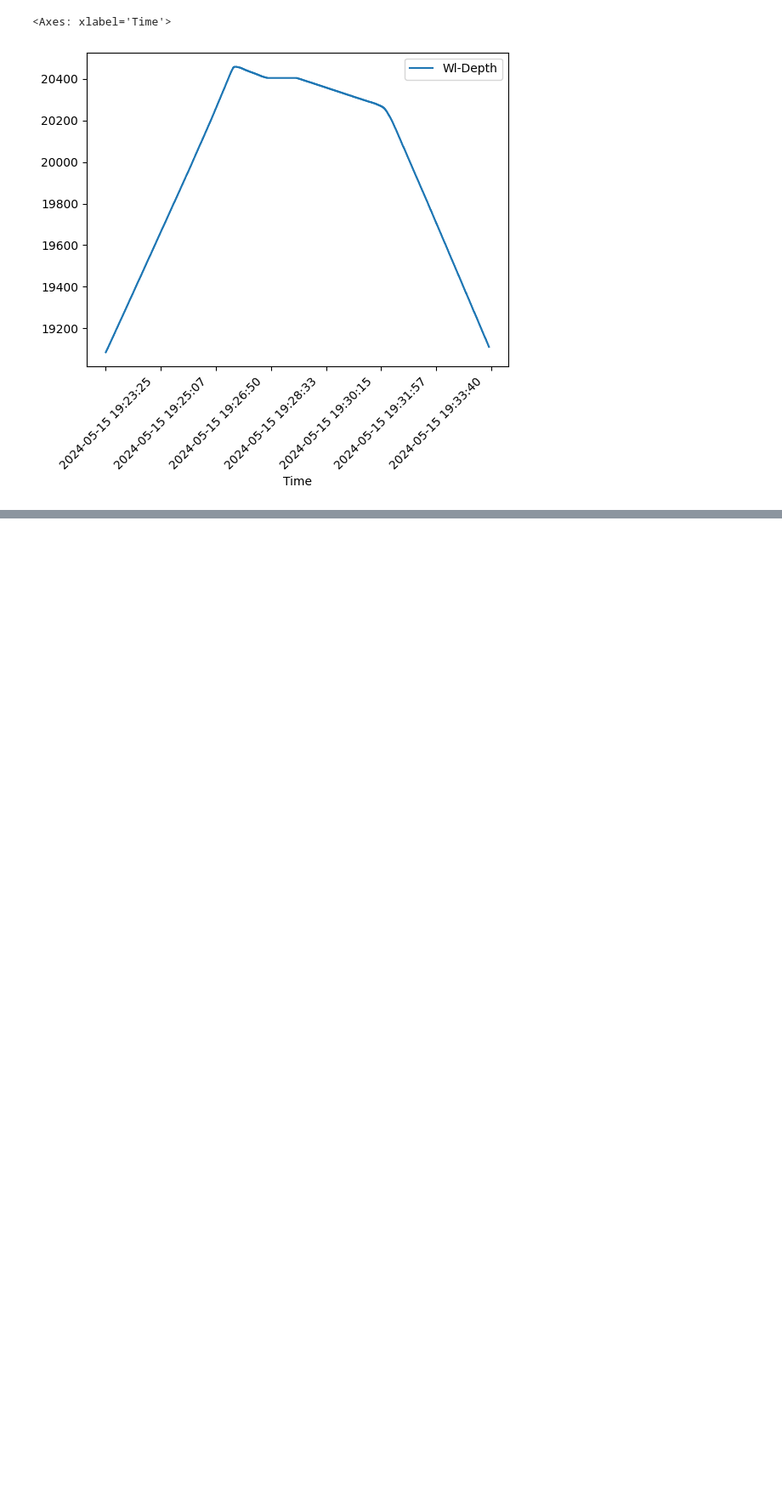
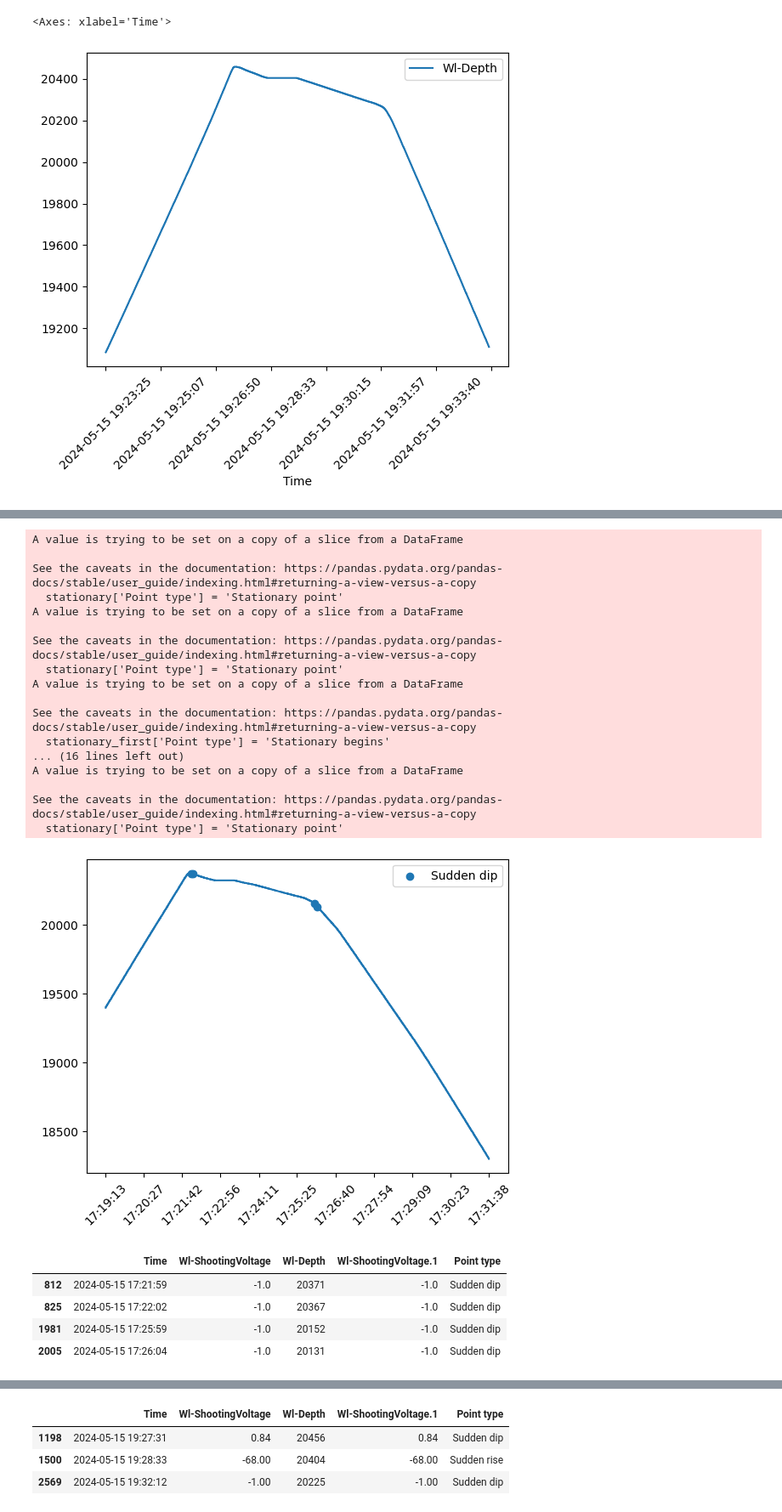
Before and after one commit to Ukepox/peaks-time-series, a Jupyter notebook: peaks.ipynb, the cells around one changed output, grey strips where cells are left out. Shown: that part at 85% size. Saved outputs shown, nothing was run; the diff lists cells and outputs as text; code cells hidden in the pictures; blank space fills up the shorter version.

```diff
--- a/peaks.ipynb
+++ b/peaks.ipynb
@@ -194,0 +262,28 @@ See the caveats in the documentation: https://pandas.pydata.org/pandas-docs/stab
+# %%
+#Getting the peaks from the other datasets
+display(get_peaks('data/dataset2.txt'))
+display(get_peaks('data/dataset3.txt'))
+# %% [output]
+A value is trying to be set on a copy of a slice from a DataFrame
+
+See the caveats in the documentation: https://pandas.pydata.org/pandas-docs/stable/user_guide/indexing.html#returning-a-view-versus-a-copy
+  stationary['Point type'] = 'Stationary point'
+A value is trying to be set on a copy of a slice from a DataFrame
+
+See the caveats in the documentation: https://pandas.pydata.org/pandas-docs/stable/user_guide/indexing.html#returning-a-view-versus-a-copy
+  stationary['Point type'] = 'Stationary point'
+A value is trying to be set on a copy of a slice from a DataFrame
+
+See the caveats in the documentation: https://pandas.pydata.org/pandas-docs/stable/user_guide/indexing.html#returning-a-view-versus-a-copy
+  stationary_first['Point type'] = 'Stationary begins'
+... (16 lines left out)
+A value is trying to be set on a copy of a slice from a DataFrame
+
+See the caveats in the documentation: https://pandas.pydata.org/pandas-docs/stable/user_guide/indexing.html#returning-a-view-versus-a-copy
+  stationary['Point type'] = 'Stationary point'
+[figure, added]
+|  | Time | Wl-ShootingVoltage | Wl-Depth | Wl-ShootingVoltage.1 | Point type |
+| 812 | 2024-05-15 17:21:59 | -1.0 | 20371 | -1.0 | Sudden dip |
+| 825 | 2024-05-15 17:22:02 | -1.0 | 20367 | -1.0 | Sudden dip |
+| 1981 | 2024-05-15 17:25:59 | -1.0 | 20152 | -1.0 | Sudden dip |
+| 2005 | 2024-05-15 17:26:04 | -1.0 | 20131 | -1.0 | Sudden dip |
@@ -194,0 +308,4 @@ See the caveats in the documentation: https://pandas.pydata.org/pandas-docs/stab
+|  | Time | Wl-ShootingVoltage | Wl-Depth | Wl-ShootingVoltage.1 | Point type |
+| 1198 | 2024-05-15 19:27:31 | 0.84 | 20456 | 0.84 | Sudden dip |
+| 1500 | 2024-05-15 19:28:33 | -68.00 | 20404 | -68.00 | Sudden rise |
+| 2569 | 2024-05-15 19:32:12 | -1.00 | 20225 | -1.00 | Sudden dip |
```
Also changed, not shown: parts of 6 cells of this notebook, 1 other file.
